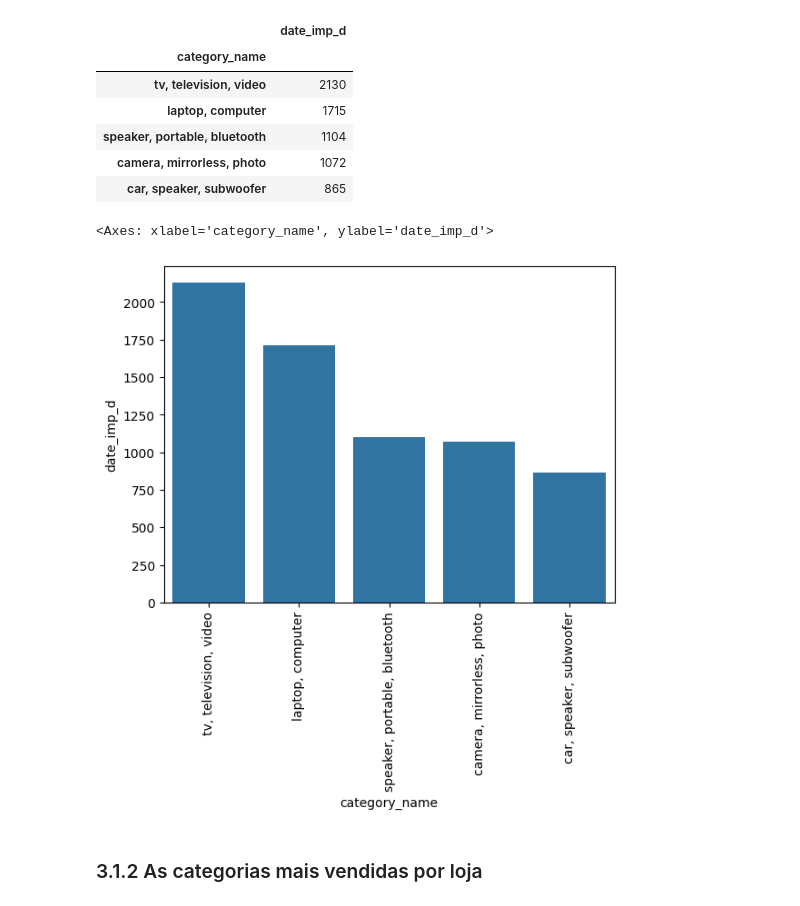
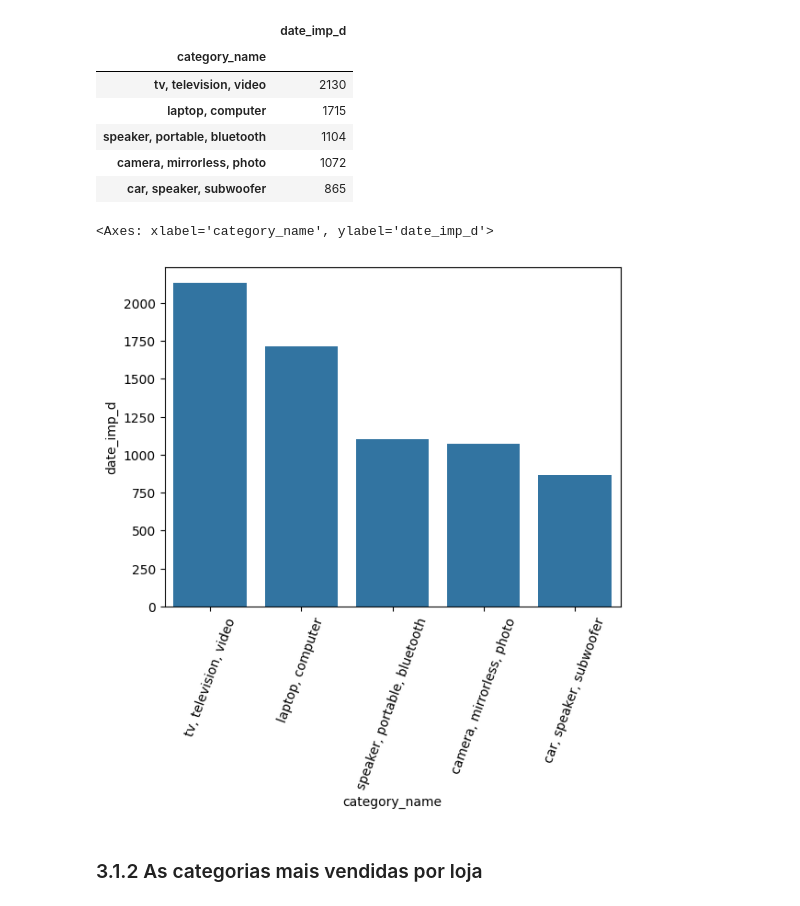
Before and after one commit to antonioorichard/elasticidade_dos_preco, a Jupyter notebook: notebook/pa06.ipynb, the cells around one changed output. Cells and saved outputs as stored; diff of their text form; code cells hidden in the pictures.

```diff
--- a/notebook/pa06.ipynb
+++ b/notebook/pa06.ipynb
@@ -489,11 +434,11 @@ aux.head()
 | car, speaker, subwoofer | 865 |
 # %%
 aux.reset_index(drop = True)
-plt.xticks(rotation = 90)
+plt.xticks(rotation = 70)
 sns.barplot(x = 'category_name', y = 'date_imp_d', data= aux.head())
 # %% [output]
 <Axes: xlabel='category_name', ylabel='date_imp_d'>
-[figure, old version]
+[figure, new version]
 # %% [markdown]
 ### 3.1.2 As categorias mais vendidas por loja
 # %%
```
Also changed, not shown: parts of 96 cells of this notebook, 1 other file.
